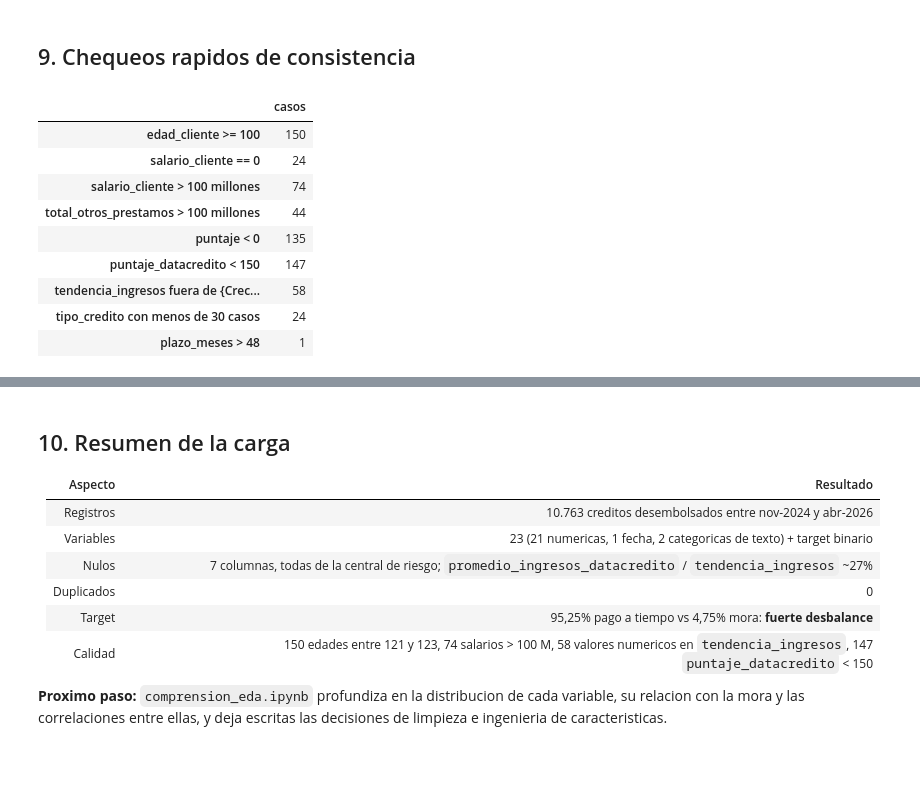
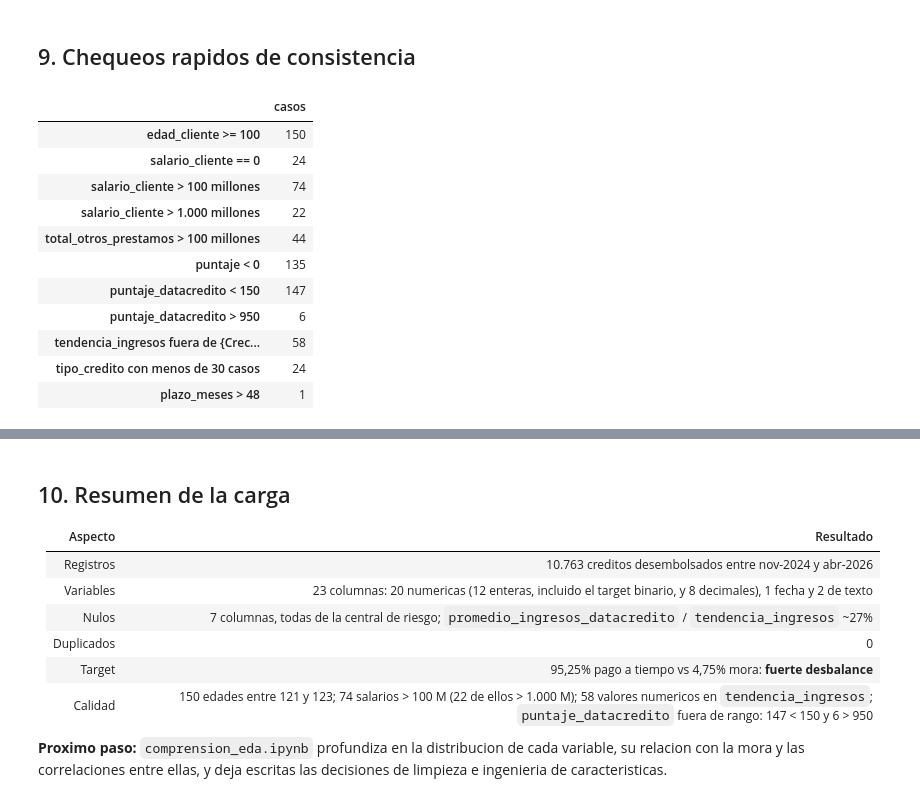
Before and after one commit to cristianatrio/pi-m5-riesgo-crediticio-CristianAtrio, a Jupyter notebook: mlops_pipeline/src/Cargar_datos.ipynb, the cells around one changed output, grey strips where cells are left out. Drawn from its saved outputs; the diff is of its cells as text; code cells hidden in the pictures; blank space fills up the shorter version.

```diff
--- a/mlops_pipeline/src/Cargar_datos.ipynb
+++ b/mlops_pipeline/src/Cargar_datos.ipynb
@@ -206,26 +206,30 @@ Esto condiciona todo el proyecto:
 # %%
 chequeos = {
     "edad_cliente >= 100": (df["edad_cliente"] >= 100).sum(),
     "salario_cliente == 0": (df["salario_cliente"] == 0).sum(),
     "salario_cliente > 100 millones": (df["salario_cliente"] > 1e8).sum(),
+    "salario_cliente > 1.000 millones": (df["salario_cliente"] > 1e9).sum(),
     "total_otros_prestamos > 100 millones": (df["total_otros_prestamos"] > 1e8).sum(),
     "puntaje < 0": (df["puntaje"] < 0).sum(),
     "puntaje_datacredito < 150": (df["puntaje_datacredito"] < 150).sum(),
+    "puntaje_datacredito > 950": (df["puntaje_datacredito"] > 950).sum(),
     "tendencia_ingresos fuera de {Creciente, Estable, Decreciente}": (
         df["tendencia_ingresos"].notna() & ~df["tendencia_ingresos"].isin(["Creciente", "Estable", "Decreciente"])
     ).sum(),
     "tipo_credito con menos de 30 casos": df["tipo_credito"].map(df["tipo_credito"].value_counts()).lt(30).sum(),
     "plazo_meses > 48": (df["plazo_meses"] > 48).sum(),
 }
 pd.Series(chequeos, name="casos").to_frame()
 # %% [output]
 |  | casos |
 | edad_cliente >= 100 | 150 |
 | salario_cliente == 0 | 24 |
 | salario_cliente > 100 millones | 74 |
+| salario_cliente > 1.000 millones | 22 |
 | total_otros_prestamos > 100 millones | 44 |
 | puntaje < 0 | 135 |
 | puntaje_datacredito < 150 | 147 |
+| puntaje_datacredito > 950 | 6 |
 | tendencia_ingresos fuera de {Crec... | 58 |
 | tipo_credito con menos de 30 casos | 24 |
 | plazo_meses > 48 | 1 |
@@ -258,11 +262,11 @@ Name: count, dtype: int64
 | Aspecto | Resultado |
 |---|---|
 | Registros | 10.763 creditos desembolsados entre nov-2024 y abr-2026 |
-| Variables | 23 (21 numericas, 1 fecha, 2 categoricas de texto) + target binario |
+| Variables | 23 columnas: 20 numericas (12 enteras, incluido el target binario, y 8 decimales), 1 fecha y 2 de texto |
 | Nulos | 7 columnas, todas de la central de riesgo; `promedio_ingresos_datacredito` / `tendencia_ingresos` ~27% |
 | Duplicados | 0 |
 | Target | 95,25% pago a tiempo vs 4,75% mora: **fuerte desbalance** |
-| Calidad | 150 edades entre 121 y 123, 74 salarios > 100 M, 58 valores numericos en `tendencia_ingresos`, 147 `puntaje_datacredito` < 150 |
+| Calidad | 150 edades entre 121 y 123; 74 salarios > 100 M (22 de ellos > 1.000 M); 58 valores numericos en `tendencia_ingresos`; `puntaje_datacredito` fuera de rango: 147 < 150 y 6 > 950 |
 
 **Proximo paso:** `comprension_eda.ipynb` profundiza en la distribucion de cada variable, su relacion con la mora y las
 correlaciones entre ellas, y deja escritas las decisiones de limpieza e ingenieria de caracteristicas.
```
Also changed, not shown: parts of 3 cells of this notebook, 2 other files.
